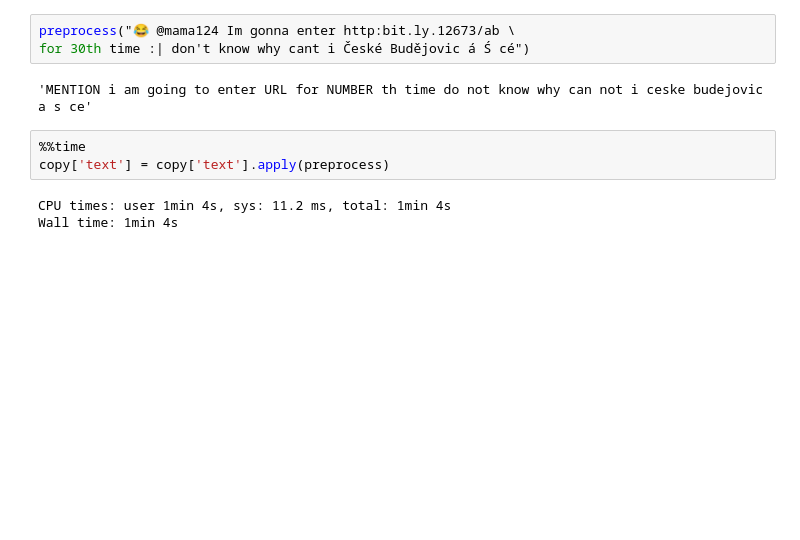
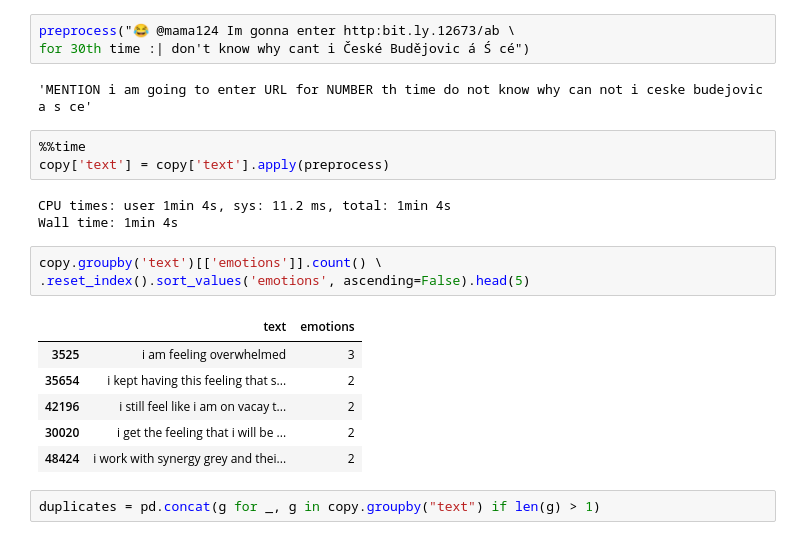
Before and after one commit to ppkgtmm/emotion, a Jupyter notebook: emo_EDA.ipynb, the cells around one changed output. Drawn from its saved outputs; the diff is of its cells as text; blank space fills up the shorter version.

```diff
--- a/emo_EDA.ipynb
+++ b/emo_EDA.ipynb
@@ -224,3 +224,15 @@ copy['text'] = copy['text'].apply(preprocess)
 # %% [output]
 CPU times: user 1min 4s, sys: 11.2 ms, total: 1min 4s
 Wall time: 1min 4s
+# %%
+copy.groupby('text')[['emotions']].count() \
+.reset_index().sort_values('emotions', ascending=False).head(5)
+# %% [output]
+|  | text | emotions |
+| 3525 | i am feeling overwhelmed | 3 |
+| 35654 | i kept having this feeling that s... | 2 |
+| 42196 | i still feel like i am on vacay t... | 2 |
+| 30020 | i get the feeling that i will be ... | 2 |
+| 48424 | i work with synergy grey and thei... | 2 |
+# %%
+duplicates = pd.concat(g for _, g in copy.groupby("text") if len(g) > 1)
```
Also changed, not shown: parts of 2 cells of this notebook.
